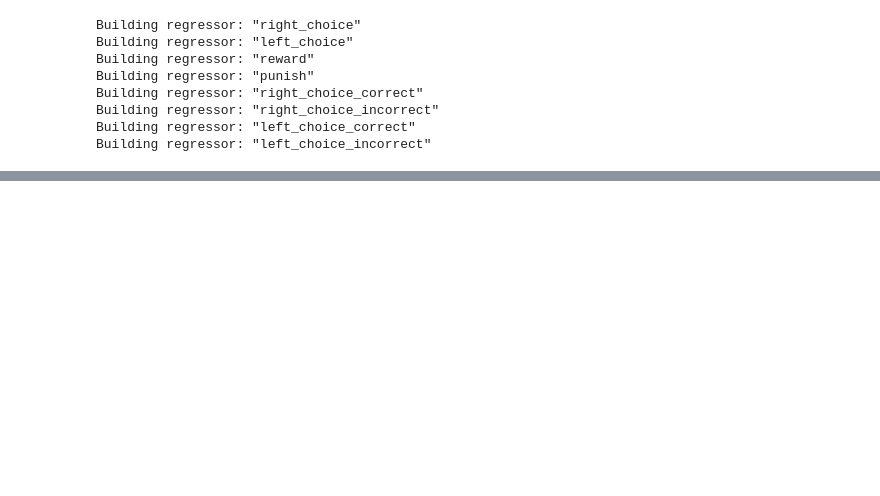
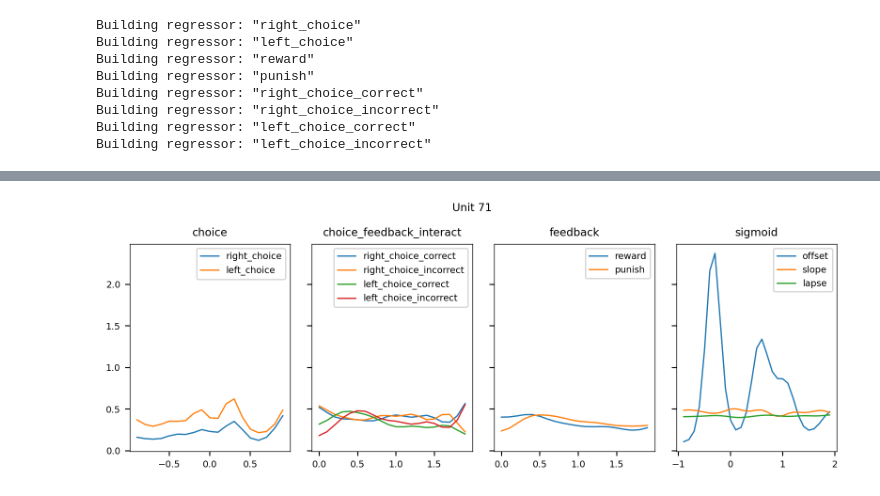
Before and after one commit to stellinaao/df-rnns, a Jupyter notebook: notebooks/df_dm.ipynb, the cells around one changed output, grey strips where cells are left out. Drawn from its saved outputs; the diff is of its cells as text; code cells hidden in the pictures; blank space fills up the shorter version.

```diff
--- a/notebooks/df_dm.ipynb
+++ b/notebooks/df_dm.ipynb
@@ -207,0 +192,3 @@ from renderers import *
+# %%
+all_tags = np.ravel([reg.tags for _, reg in dmat.regressors.items()])
+all_tags
@@ -208,36 +212,37 @@ from renderers import *
 # %%
 # plot kernels
 ind = 71
 
 def plot_kernels(idx):
     linkfunc = model.estimators_[0]._base_loss.link.inverse
     # get the unique tags from dmat
     all_tags = []
     for regname,reg in dmat.regressors.items():
         all_tags.extend(reg.tags)
     all_tags = np.unique(all_tags)
-    all_tags = [t for t in all_tags if t != 'task']
-    all_tags = [t for t in all_tags if t != 'interaction']
+    all_tags = [t for t in all_tags if t not in ['task', 'interaction', 'hmm']]
 
     # make subplots for each tag
-    fig, axs = plt.subplots(1,len(all_tags), figsize=(6,3), sharey=True)
+    fig, axs = plt.subplots(1,len(all_tags), figsize=(8,3), sharey=True)
     if len(all_tags) == 1:
         axs = [axs]
 
     for i,tag in enumerate(all_tags):
         regs = dmat.select(tag=tag)
         for r,reg in regs.items():
             k,t = reg.reconstruct_kernel()
             k = k[:,idx]
             k = linkfunc(k + bias[idx])
             axs[i].plot(t, k, label=reg.name)
         axs[i].set_title(tag)
         if tag not in ['history','dlc','video']:
             axs[i].legend()
 
     fig.suptitle(f"Unit {idx}")
     fig.tight_layout()
 plot_kernels(ind)
+# %% [output]
+[figure, added]
 # %%
 from damn.scoring import bits_per_spike_multi_target
 bits_per_spike_multi_target(Y, Yhat)
```
Also changed, not shown: parts of 23 cells of this notebook, 5 other files.
